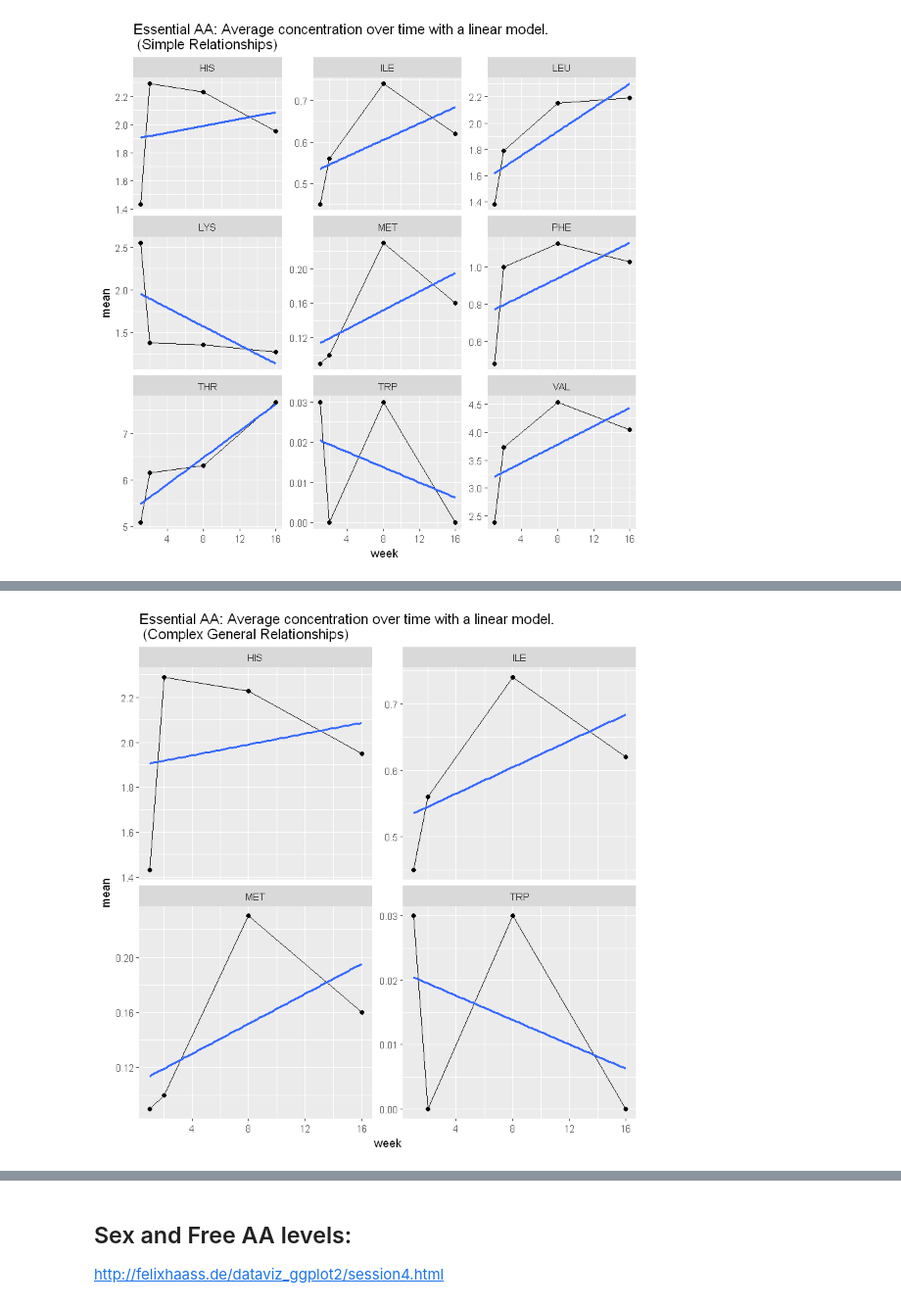
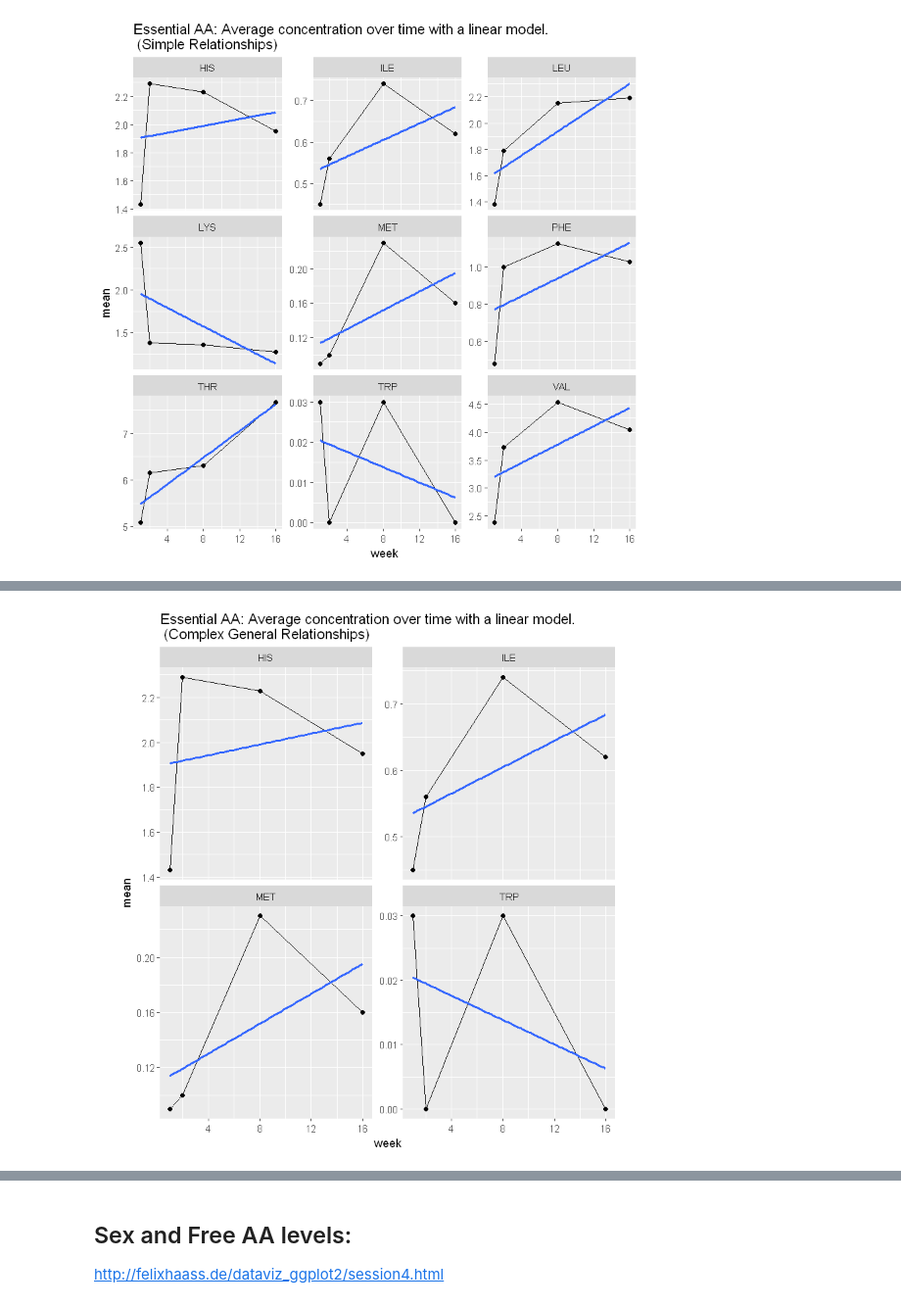
Before and after one commit to notblank/AA-leche-humana, a Jupyter notebook: Report Plots.ipynb, the cells around one changed output, grey strips where cells are left out. Shown at 98% size. Drawn from its saved outputs; the diff is of its cells as text; code cells hidden in the pictures.

```diff
--- a/Report Plots.ipynb
+++ b/Report Plots.ipynb
@@ -357,16 +359,18 @@ ggplot(E_SIMPLE, aes(x = week, y = mean)) +
 # %%
-# HIS, ILE, MET, TRP
-E_COMPLEX <- AA_E_mean_plot %>% filter(AA == 'HIS' | AA == 'ILE' | AA == 'MET' | AA == 'TRP')
+# HIS, 'ILE', 'MET', 'TRP'
+E_COMPLEX <- AA_E_mean_plot %>% filter(AA == 'HIS' | AA == 'ILE' | AA == 'MET' | AA == 'TRP') %>%
+            mutate(AA = factor(AA, levels=c('HIS', 'ILE', 'MET', 'TRP')))
 
 #png(filename="./plots/EAA_complex.png", units="cm", width=20, height=20, res = 300)
 ggplot(E_COMPLEX, aes(x = week, y = mean)) +
     geom_point() + geom_line() +
     #geom_pointrange( aes(ymin = mean - sd, ymax = mean + sd)) +
     facet_wrap(~AA,  scales = "free_y") + geom_smooth(method = lm, se = F) +
+    theme(aspect.ratio = 1) +
     ggtitle('Essential AA: Average concentration over time with a linear model. \n (Complex General Relationships)')
 #dev.off()
 # %% [output]
-[figure, old version]
+[figure, new version]
 # %%
 AA_NE_mean_plot <-
  AA_NE_Long %>% group_by(week, AA) %>%
```
Also changed, not shown: parts of 18 cells of this notebook, 32 other files.
